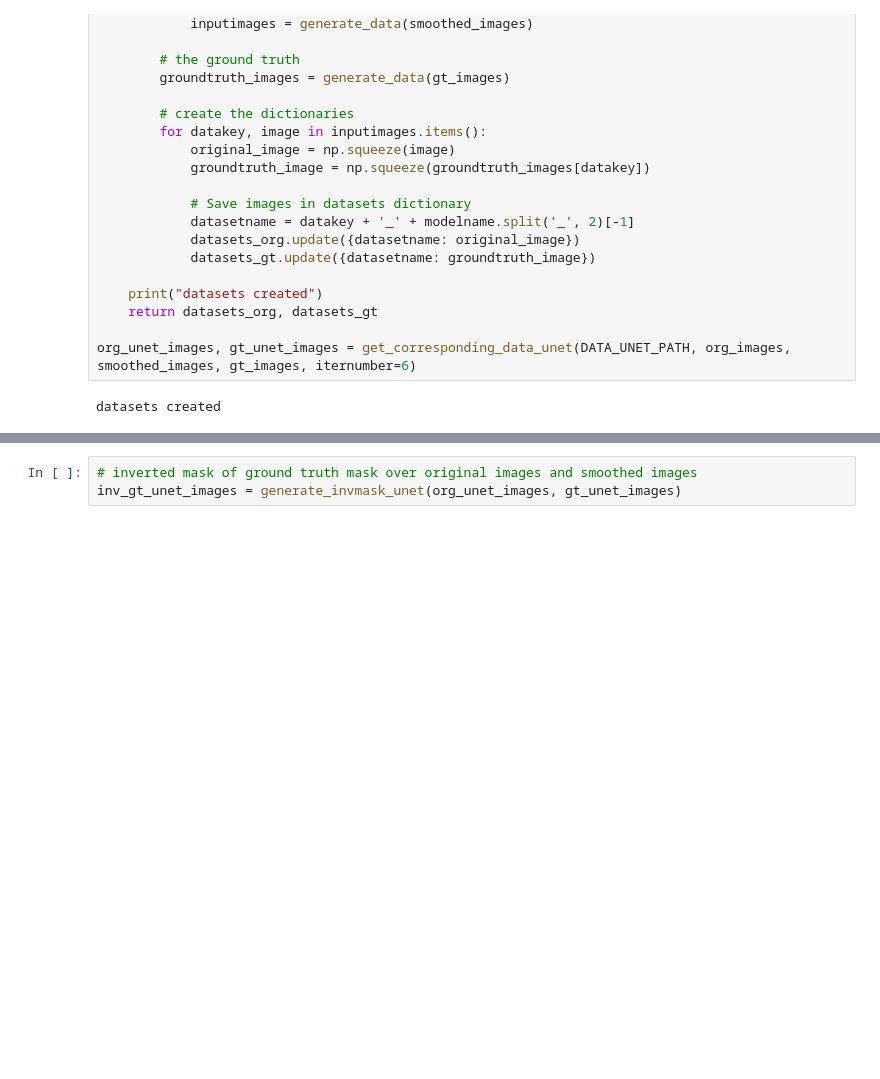
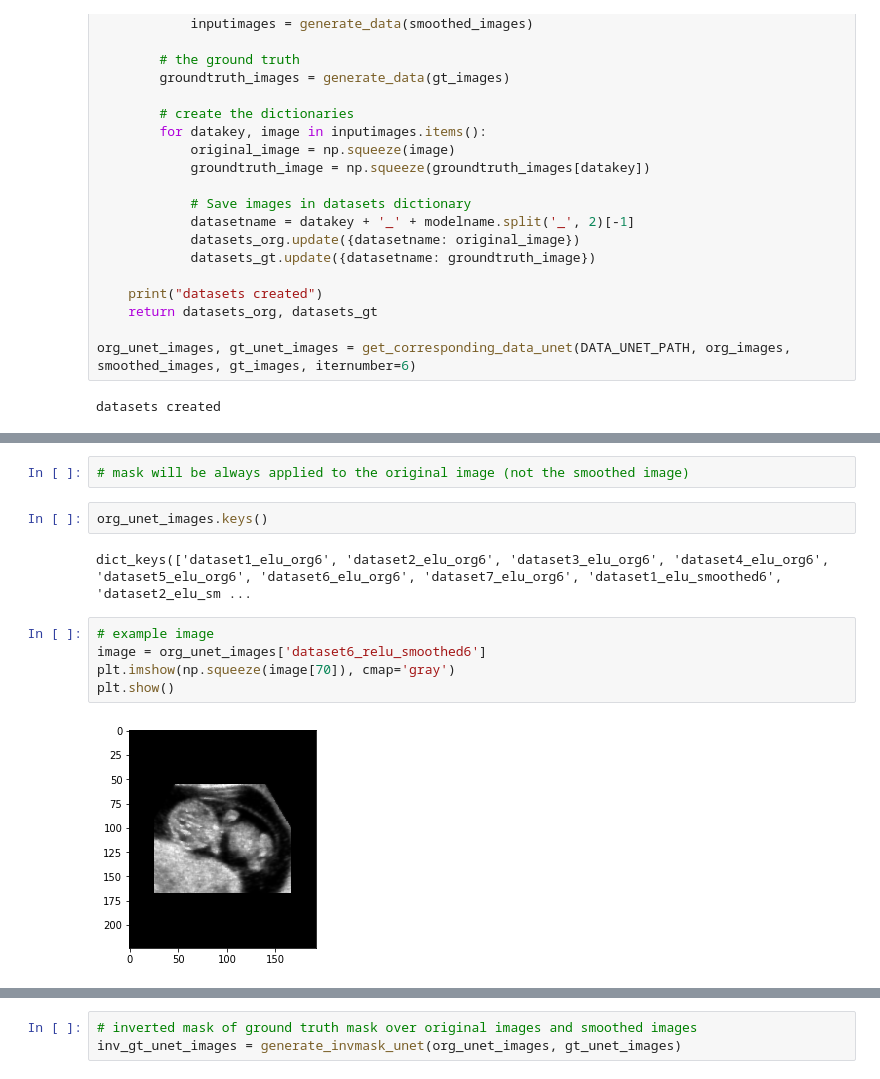
Before and after one commit to RomyM08/Thesis_fetus, a Jupyter notebook: phase3/1_convert_data.ipynb, the cells around one changed output, grey strips where cells are left out. Saved outputs shown, nothing was run; the diff lists cells and outputs as text; blank space fills up the shorter version.

```diff
--- a/phase3/1_convert_data.ipynb
+++ b/phase3/1_convert_data.ipynb
@@ -554,0 +587,13 @@ datasets created
+# %%
+# mask will be always applied to the original image (not the smoothed image)
+# %%
+org_unet_images.keys()
+# %% [output]
+dict_keys(['dataset1_elu_org6', 'dataset2_elu_org6', 'dataset3_elu_org6', 'dataset4_elu_org6', 'dataset5_elu_org6', 'dataset6_elu_org6', 'dataset7_elu_org6', 'dataset1_elu_smoothed6', 'dataset2_elu_sm ...
+# %%
+# example image
+image = org_unet_images['dataset6_relu_smoothed6']
+plt.imshow(np.squeeze(image[70]), cmap='gray')
+plt.show()
+# %% [output]
+[figure, added]
```
Also changed, not shown: parts of 14 cells of this notebook.
